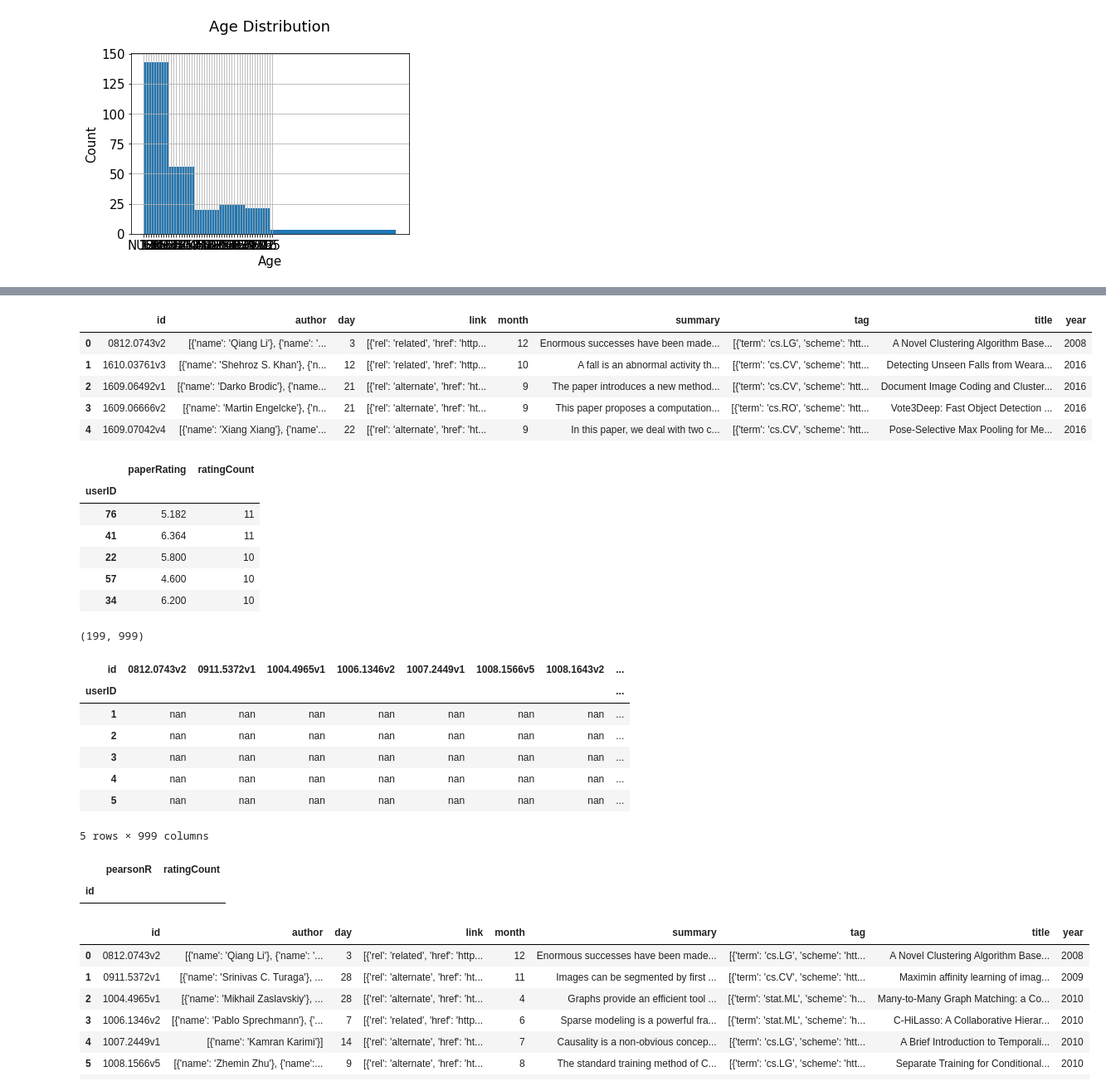
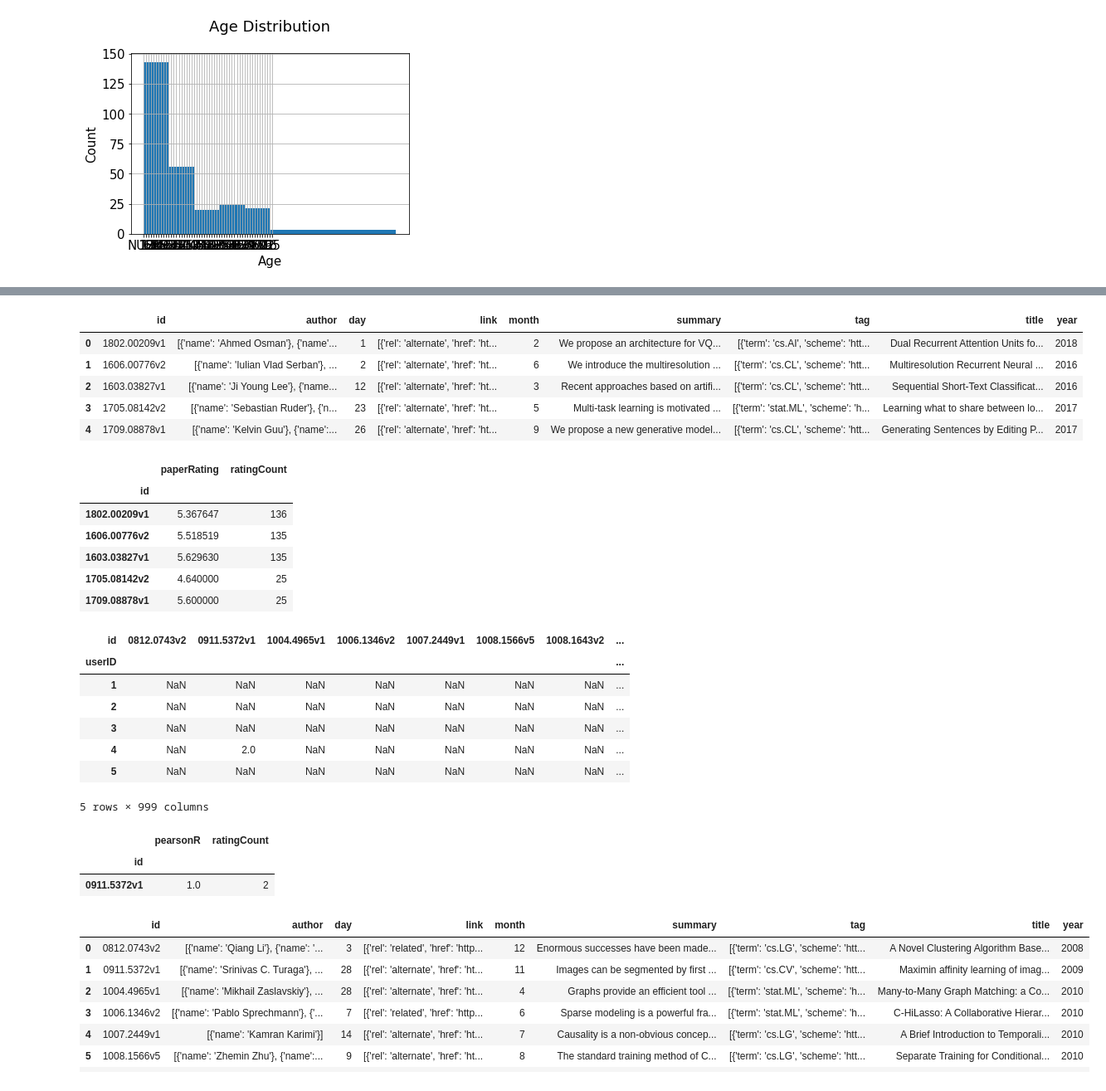
Before and after one commit to Veys101/Paper-Recommendation-Application, a Jupyter notebook: Collaborative-Filtering/Collaborative_Filtering_Using_KNN.ipynb, the cells around one changed output, grey strips where cells are left out. Shown at 83% size. Saved outputs shown, nothing was run; the diff lists cells and outputs as text; code cells hidden in the pictures.

```diff
--- a/Collaborative-Filtering/Collaborative_Filtering_Using_KNN.ipynb
+++ b/Collaborative-Filtering/Collaborative_Filtering_Using_KNN.ipynb
@@ -33,5 +37,3 @@ ratings_df.head()
 | 2 | 12 | 1606.00776v2 | 6 |
 | 3 | 92 | 1705.08142v2 | 2 |
 | 4 | 52 | 1709.02349v2 | 7 |
-# %%
-papers_df.set_index('id',inplace=True)
@@ -97,57 +88,62 @@ rating_count.sort_values('paperRating', ascending=False).head()
 # %%
-most_rated_books = pd.DataFrame(['0812.0743v2', '1610.03761v3', '1609.06492v1', '1609.06666v2', '1609.07042v4'], index=np.arange(5), columns = ['id'])
+most_rated_books = pd.DataFrame(['1802.00209v1', '1606.00776v2', '1603.03827v1', '1705.08142v2', '1709.08878v1'], index=np.arange(5), columns = ['id'])
 most_rated_books_summary = pd.merge(most_rated_books, papers_df, on='id')
 most_rated_books_summary
 # %% [output]
 |  | id | author | day | link | month | summary | tag | title | year |
-| 0 | 0812.0743v2 | [{'name': 'Qiang Li'}, {'name': '... | 3 | [{'rel': 'related', 'href': 'http... | 12 | Enormous successes have been made... | [{'term': 'cs.LG', 'scheme': 'htt... | A Novel Clustering Algorithm Base... | 2008 |
-| 1 | 1610.03761v3 | [{'name': 'Shehroz S. Khan'}, {'n... | 12 | [{'rel': 'related', 'href': 'http... | 10 | A fall is an abnormal activity th... | [{'term': 'cs.CV', 'scheme': 'htt... | Detecting Unseen Falls from Weara... | 2016 |
-| 2 | 1609.06492v1 | [{'name': 'Darko Brodic'}, {'name... | 21 | [{'rel': 'alternate', 'href': 'ht... | 9 | The paper introduces a new method... | [{'term': 'cs.CV', 'scheme': 'htt... | Document Image Coding and Cluster... | 2016 |
-| 3 | 1609.06666v2 | [{'name': 'Martin Engelcke'}, {'n... | 21 | [{'rel': 'alternate', 'href': 'ht... | 9 | This paper proposes a computation... | [{'term': 'cs.RO', 'scheme': 'htt... | Vote3Deep: Fast Object Detection ... | 2016 |
-| 4 | 1609.07042v4 | [{'name': 'Xiang Xiang'}, {'name'... | 22 | [{'rel': 'alternate', 'href': 'ht... | 9 | In this paper, we deal with two c... | [{'term': 'cs.CV', 'scheme': 'htt... | Pose-Selective Max Pooling for Me... | 2016 |
+| 0 | 1802.00209v1 | [{'name': 'Ahmed Osman'}, {'name'... | 1 | [{'rel': 'alternate', 'href': 'ht... | 2 | We propose an architecture for VQ... | [{'term': 'cs.AI', 'scheme': 'htt... | Dual Recurrent Attention Units fo... | 2018 |
+| 1 | 1606.00776v2 | [{'name': 'Iulian Vlad Serban'}, ... | 2 | [{'rel': 'alternate', 'href': 'ht... | 6 | We introduce the multiresolution ... | [{'term': 'cs.CL', 'scheme': 'htt... | Multiresolution Recurrent Neural ... | 2016 |
+| 2 | 1603.03827v1 | [{'name': 'Ji Young Lee'}, {'name... | 12 | [{'rel': 'alternate', 'href': 'ht... | 3 | Recent approaches based on artifi... | [{'term': 'cs.CL', 'scheme': 'htt... | Sequential Short-Text Classificat... | 2016 |
+| 3 | 1705.08142v2 | [{'name': 'Sebastian Ruder'}, {'n... | 23 | [{'rel': 'alternate', 'href': 'ht... | 5 | Multi-task learning is motivated ... | [{'term': 'stat.ML', 'scheme': 'h... | Learning what to share between lo... | 2017 |
+| 4 | 1709.08878v1 | [{'name': 'Kelvin Guu'}, {'name':... | 26 | [{'rel': 'alternate', 'href': 'ht... | 9 | We propose a new generative model... | [{'term': 'cs.CL', 'scheme': 'htt... | Generating Sentences by Editing P... | 2017 |
 # %%
-average_rating = pd.DataFrame(ratings_df.groupby('userID')['paperRating'].mean())
-average_rating['ratingCount'] = pd.DataFrame(ratings_df.groupby('userID')['paperRating'].count())
+average_rating = pd.DataFrame(ratings_df.groupby('id')['paperRating'].mean())
+average_rating['ratingCount'] = pd.DataFrame(ratings_df.groupby('id')['paperRating'].count())
 average_rating.sort_values('ratingCount', ascending=False).head()
 # %% [output]
 |  | paperRating | ratingCount |
-| userID |  |  |
-| 76 | 5.182 | 11 |
-| 41 | 6.364 | 11 |
-| 22 | 5.800 | 10 |
-| 57 | 4.600 | 10 |
-| 34 | 6.200 | 10 |
+| id |  |  |
+| 1802.00209v1 | 5.367647 | 136 |
+| 1606.00776v2 | 5.518519 | 135 |
+| 1603.03827v1 | 5.629630 | 135 |
+| 1705.08142v2 | 4.640000 | 25 |
+| 1709.08878v1 | 5.600000 | 25 |
 # %%
 counts1 = ratings_df['userID'].value_counts()
 ratings_df = ratings_df[ratings_df['userID'].isin(counts1[counts1 >= 1].index)]
 counts = ratings_df['paperRating'].value_counts()
 ratings_df = ratings_df[ratings_df['paperRating'].isin(counts[counts >= 1].index)]
 # %%
-ratings_pivot = ratings_df.pivot(index='userID', columns='id').paperRating
-userId = ratings_pivot.index
-id = ratings_pivot.columns
-print(ratings_pivot.shape)
-ratings_pivot.head()
+'''ratings_df_pivot = ratings_df.pivot(index='userID', columns='id').paperRating
+userID = ratings_df_pivot.index
+id = ratings_df_pivot.columns
+print(ratings_df_pivot.shape)
+ratings_df_pivot.head()'''
+
+
+ratings_df_pivot = pd.pivot_table(ratings_df, values='paperRating',
+                                    index=['userID'], columns=['id'])
+ratings_df_pivot.head()
 # %% [output]
+| id | 0812.0743v2 | 0911.5372v1 | 1004.4965v1 | 1006.1346v2 | 1007.2449v1 | 1008.1566v5 | 1008.1643v2 | ... |
+| userID |  |  |  |  |  |  |  | ... |
+| 1 | NaN | NaN | NaN | NaN | NaN | NaN | NaN | ... |
+| 2 | NaN | NaN | NaN | NaN | NaN | NaN | NaN | ... |
+| 3 | NaN | NaN | NaN | NaN | NaN | NaN | NaN | ... |
+| 4 | NaN | 2.0 | NaN | NaN | NaN | NaN | NaN | ... |
+| 5 | NaN | NaN | NaN | NaN | NaN | NaN | NaN | ... |
-(199, 999)
+5 rows × 999 columns
-| id | 0812.0743v2 | 0911.5372v1 | 1004.4965v1 | 1006.1346v2 | 1007.2449v1 | 1008.1566v5 | 1008.1643v2 | ... |
-| userID |  |  |  |  |  |  |  | ... |
-| 1 | nan | nan | nan | nan | nan | nan | nan | ... |
-| 2 | nan | nan | nan | nan | nan | nan | nan | ... |
-| 3 | nan | nan | nan | nan | nan | nan | nan | ... |
-| 4 | nan | nan | nan | nan | nan | nan | nan | ... |
-| 5 | nan | nan | nan | nan | nan | nan | nan | ... |
-5 rows × 999 columns
 # %%
-bones_ratings = ratings_pivot['0812.0743v2']
-similar_to_bones = ratings_pivot.corrwith(bones_ratings)
+bones_ratings = ratings_df_pivot['0911.5372v1']
+similar_to_bones = ratings_df_pivot.corrwith(bones_ratings)
 corr_bones = pd.DataFrame(similar_to_bones, columns=['pearsonR'])
-corr_bones.dropna(inplace=False)
+corr_bones.dropna(inplace=True)
 corr_summary = corr_bones.join(average_rating['ratingCount'])
 corr_summary[corr_summary['ratingCount']>=0].sort_values('pearsonR', ascending=False).head(10)
 # %% [output]
 |  | pearsonR | ratingCount |
 | id |  |  |
+| 0911.5372v1 | 1.0 | 2 |
 # %%
 papers_corr_to_bones = pd.DataFrame(['0812.0743v2', '0911.5372v1', '1004.4965v1', '1006.1346v2', '1007.2449v1', '1008.1566v5', '1008.1643v2', '1010.3460v2', '1102.2739v1'],
                                   index=np.arange(9), columns=['id'])
```
Also changed, not shown: parts of 15 cells of this notebook, 1 other file.
